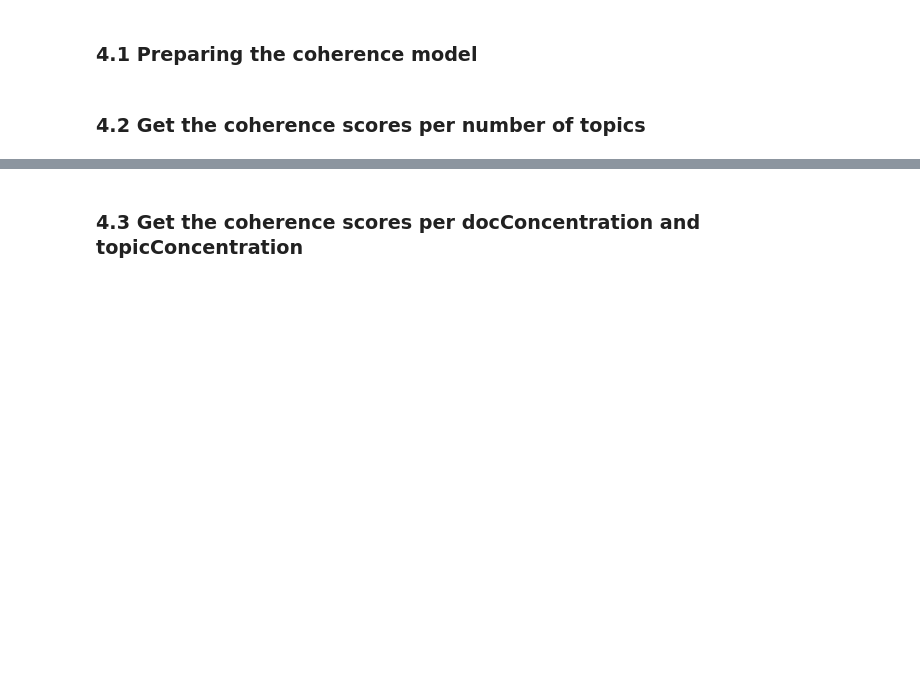
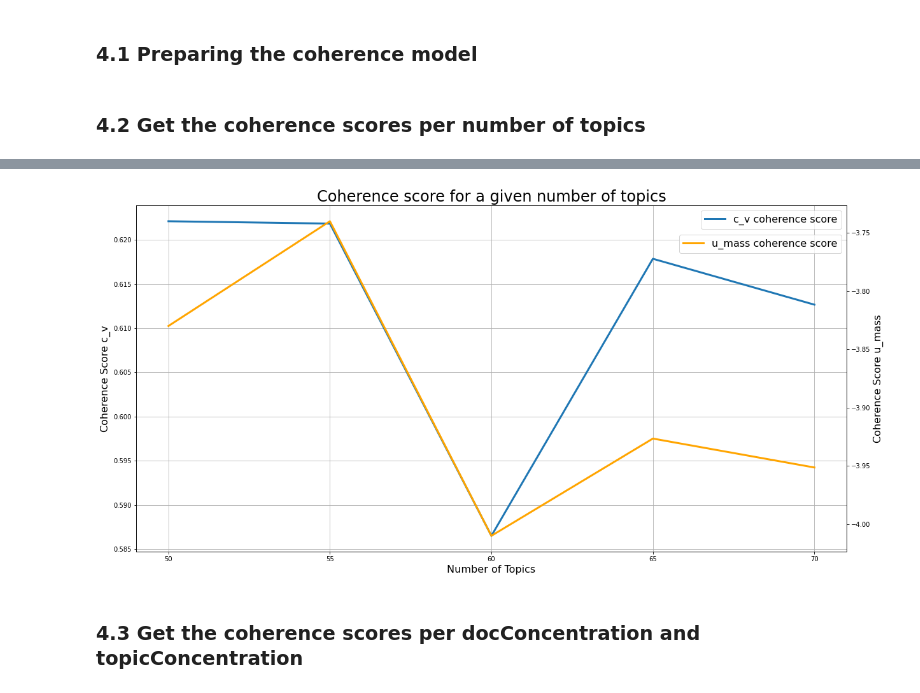
Before and after one commit to manoelhortaribeiro/youtube_projects, a Jupyter notebook: notebooks/0 - Full Pipeline.ipynb, the cells around one changed output, grey strips where cells are left out. Drawn from its saved outputs; the diff is of its cells as text; code cells hidden in the pictures; blank space fills up the shorter version.

```diff
--- a/notebooks/0 - Full Pipeline.ipynb
+++ b/notebooks/0 - Full Pipeline.ipynb
@@ -557,7 +624,7 @@ for row in S[(n_batches - 1) * batch_size:].toarray():
 # %% [markdown]
 ### 4.2 Get the coherence scores per number of topics
 # %%
-conf = SparkConf().setMaster("local")#.setAll([('spark.executor.memory', '10g'),('spark.driver.memory','32g'),('spark.driver.maxResultSize', '0')])
+conf = SparkConf().setMaster("local[8]").setAll([('spark.executor.memory', '4g'),('spark.driver.memory','16g'),('spark.driver.maxResultSize', '0')])
 
 # create the session
 spark = SparkSession.builder.config(conf=conf).getOrCreate()
@@ -648,0 +709,23 @@ plt.xticks(np.arange(len(n_topics_list)), n_topics_list)
+# %%
+texts = get_texts(S, id2word)
+corpus = get_corpus(S)
+# %%
+# Save intermediate results
+
+with open(path_data + 'texts.pickle', 'wb') as f:
+    pickle.dump(texts, f)
+f.close()
+
+with open(path_data + 'corpus.pickle', 'wb') as f:
+    pickle.dump(corpus, f)
+f.close()
+# %%
+# Load intermediate results
+
+with open(path_data + 'texts.pickle', 'rb') as f:
+    texts = pickle.load(f)
+f.close
+
+with open(path_data + 'corpus.pickle', 'rb') as f:
+    corpus = pickle.load(f)
+f.close()
@@ -649,5 +755,12 @@ plt.xticks(np.arange(len(n_topics_list)), n_topics_list)
 # %%
 fig.savefig('/home/olam/coherence_scores_newdata')
+# %%
+coherence_scores_cv, coherence_score_umass, n_topics_list = get_coherence_scores(
+    50, 70, use_bigram, texts, corpus, id2word)
+
+coherence_plot(coherence_scores_cv, coherence_score_umass, n_topics_list)
+# %% [output]
+[figure, added]
 # %% [markdown]
 ### 4.3 Get the coherence scores per docConcentration and topicConcentration
 # %%
```
Also changed, not shown: parts of 40 cells of this notebook, 4 other files.
